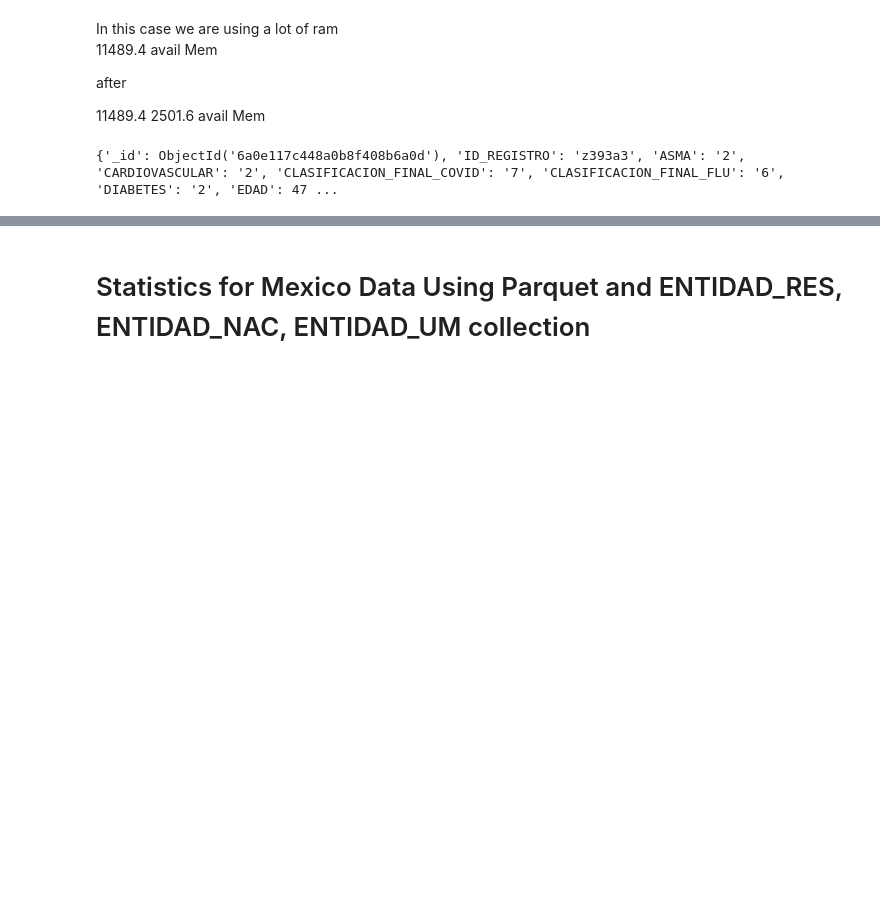
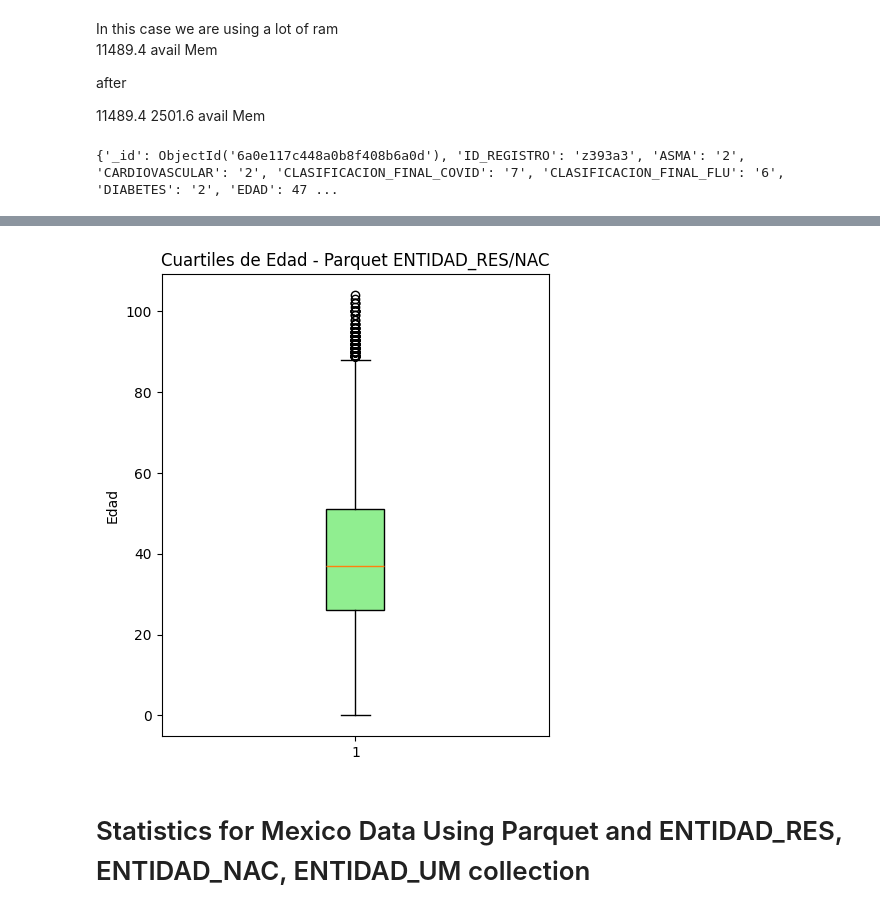
Before and after one commit to netfoor/KDD_COVID, a Jupyter notebook: notebooks/06_statistics.ipynb, the cells around one changed output, grey strips where cells are left out. Cells and saved outputs as stored; diff of their text form; code cells hidden in the pictures; blank space fills up the shorter version.

```diff
--- a/notebooks/06_statistics.ipynb
+++ b/notebooks/06_statistics.ipynb
@@ -277,3 +297,11 @@ shape: (1, 9)
+# %%
+plt.figure(figsize=(5, 6))
+plt.boxplot(df_muestra_parquet["EDAD"], patch_artist=True, boxprops=dict(facecolor='lightgreen'))
+plt.title('Cuartiles de Edad - Parquet ENTIDAD_RES/NAC')
+plt.ylabel('Edad')
+plt.show()
+# %% [output]
+[figure, added]
 # %% [markdown]
 # Statistics for Mexico Data Using Parquet and ENTIDAD_RES, ENTIDAD_NAC, ENTIDAD_UM collection
 # %%
```
Also changed, not shown: parts of 5 cells of this notebook.
